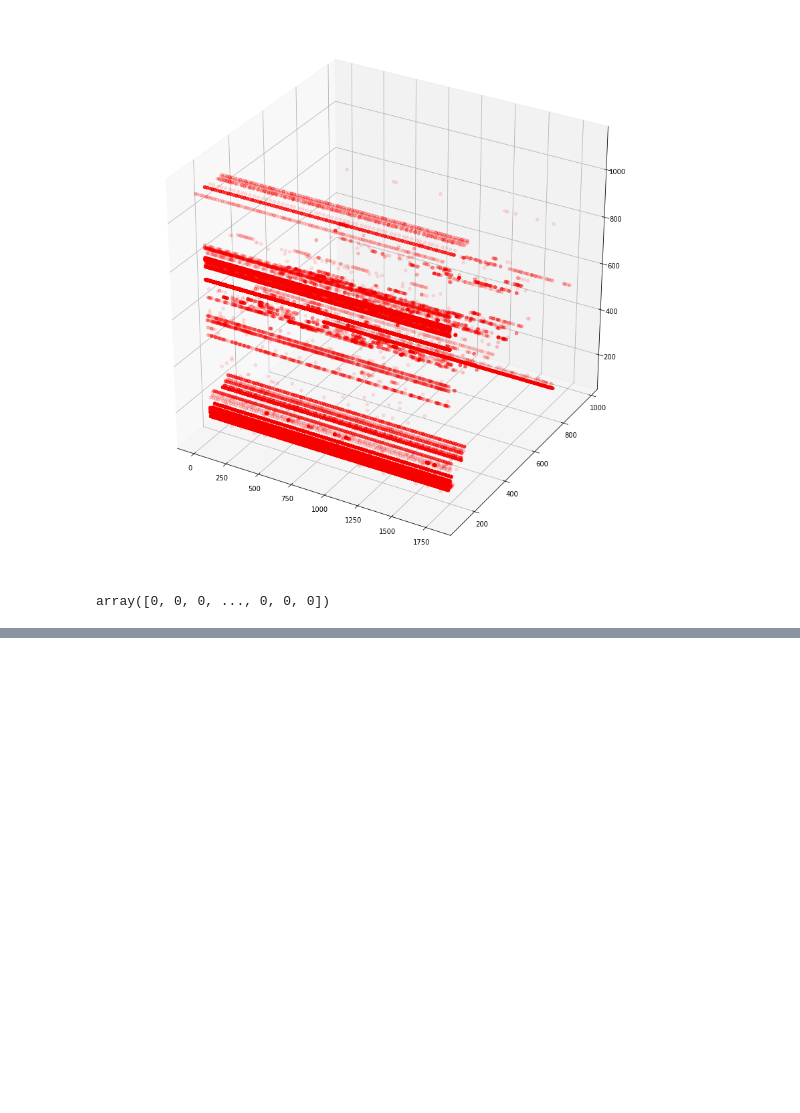
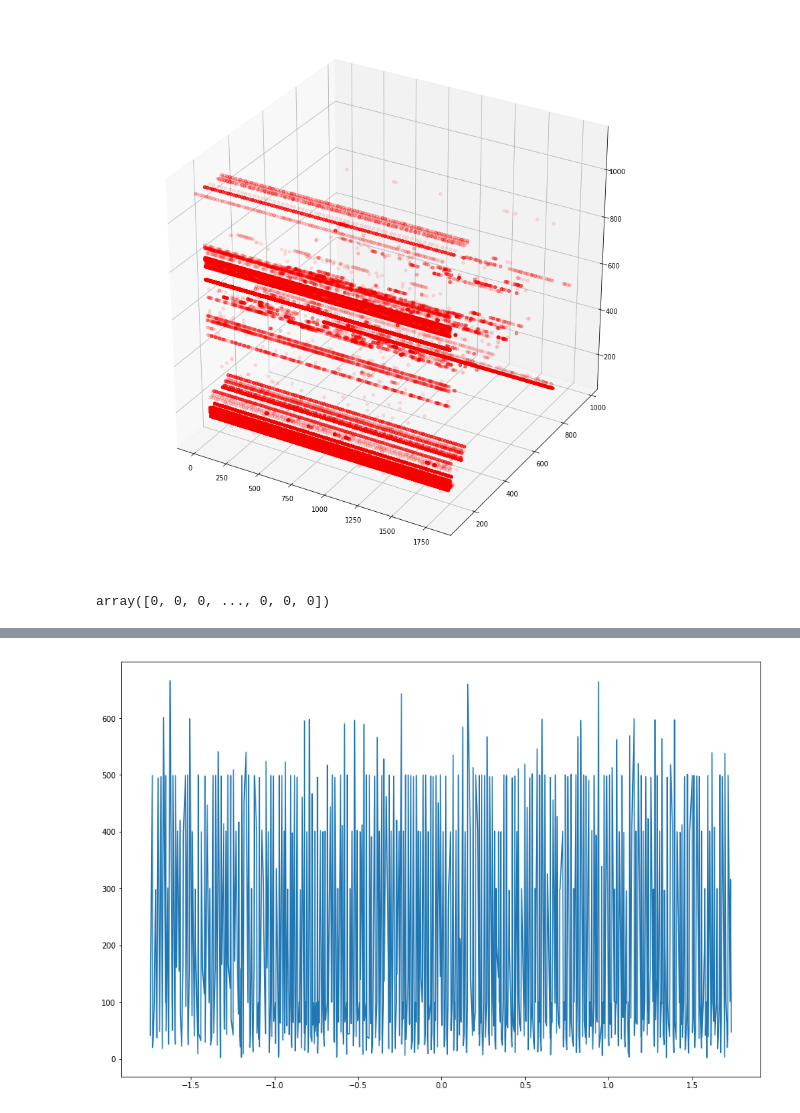
Before and after one commit to timtnleeProject/ML-learn, a Jupyter notebook: [LAB 1].ipynb, the cells around one changed output, grey strips where cells are left out. Cells and saved outputs as stored; diff of their text form; code cells hidden in the pictures; blank space fills up the shorter version.

```diff
--- a/[LAB 1].ipynb
+++ b/[LAB 1].ipynb
@@ -232,0 +303,10 @@ plt.show()
+# %%
+time_table = {}
+
+for i in range(len(training_set)):
+    time = training_set[i][0]
+    if time not in time_table:
+        time_table[time] = 0
+    time_table[time] += 1
+
+time_table
@@ -232,0 +331,12 @@ plt.show()
+# %%
+time_line = []
+variables = []
+for key in time_table:
+    time_line.append(key)
+    variables.append(time_table[key])
+
+plt.figure(figsize=(15,10))
+plt.plot(time_line,variables)
+plt.show()
+# %% [output]
+[figure, added]
```
Also changed, not shown: parts of 11 cells of this notebook, 3 other files.
